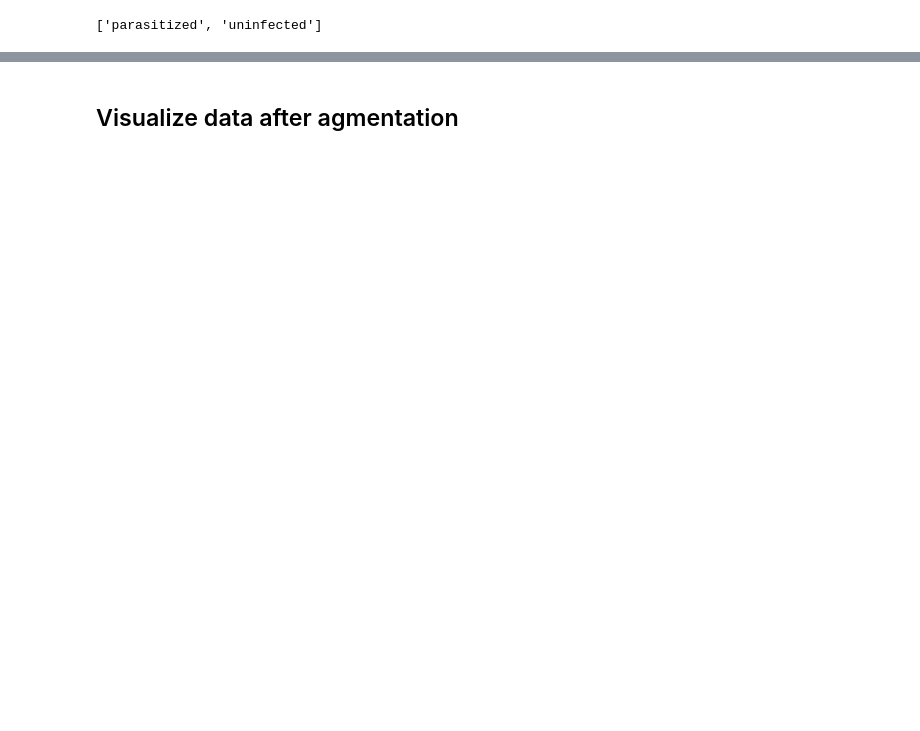
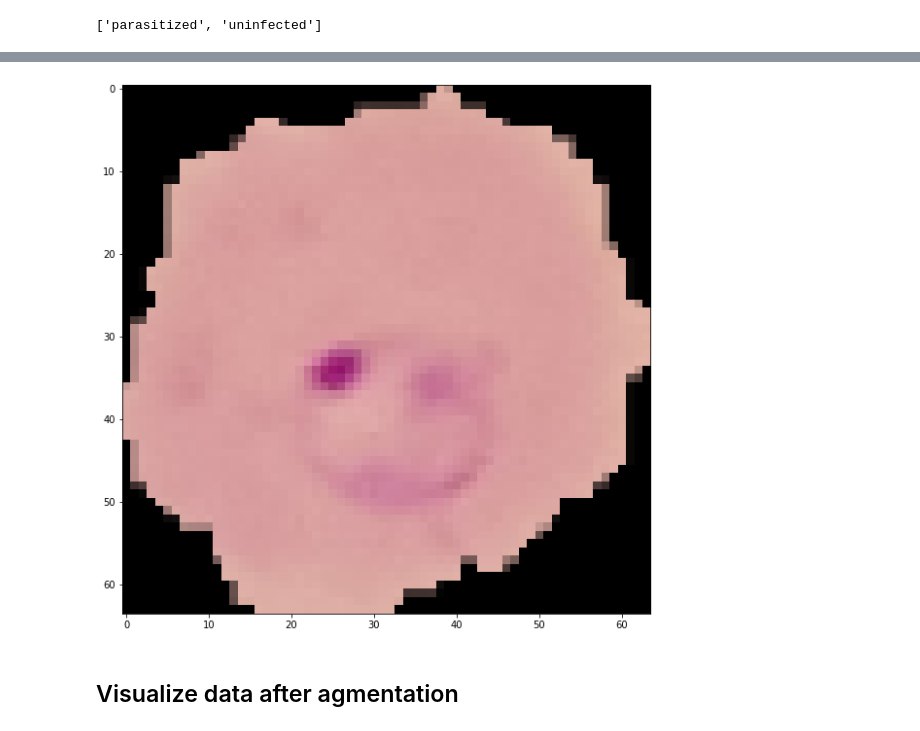
Before and after one commit to RichardDev01/Cell-Images-Parasitized-or-Uninfected-Pytorch, a Jupyter notebook: notebooks/Data Pipeline.ipynb, the cells around one changed output, grey strips where cells are left out. Cells and saved outputs as stored; diff of their text form; code cells hidden in the pictures; blank space fills up the shorter version.

```diff
--- a/notebooks/Data Pipeline.ipynb
+++ b/notebooks/Data Pipeline.ipynb
@@ -90,3 +114,7 @@ classes
+# %%
+imshow(images_vis[0])
+# %% [output]
+[figure, added]
 # %% [markdown]
 ## Visualize data after agmentation
 # %%
```
Also changed, not shown: parts of 19 cells of this notebook.
